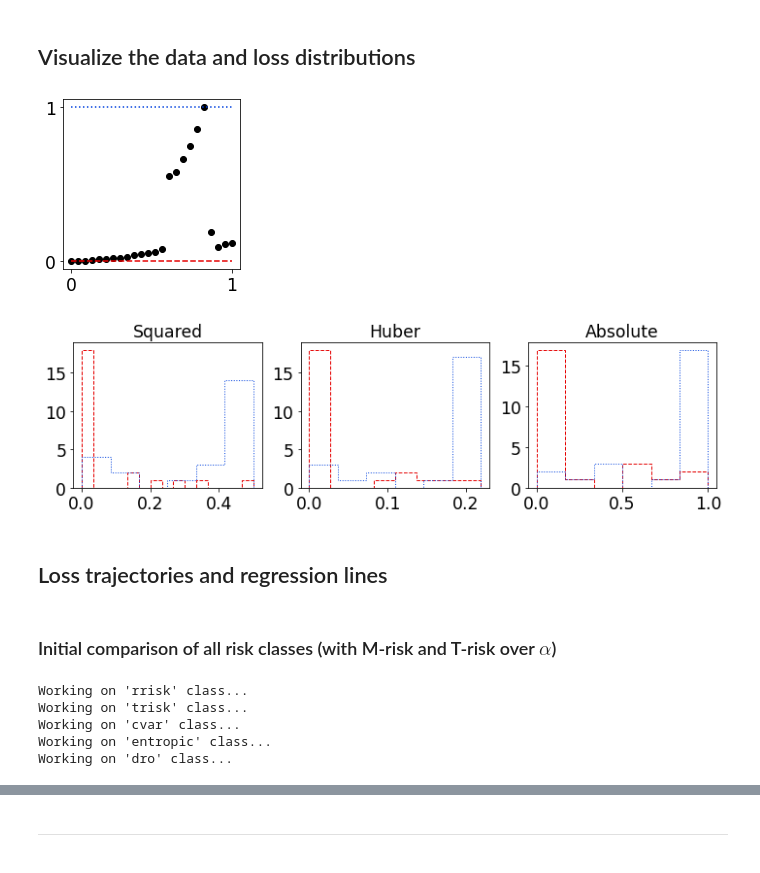
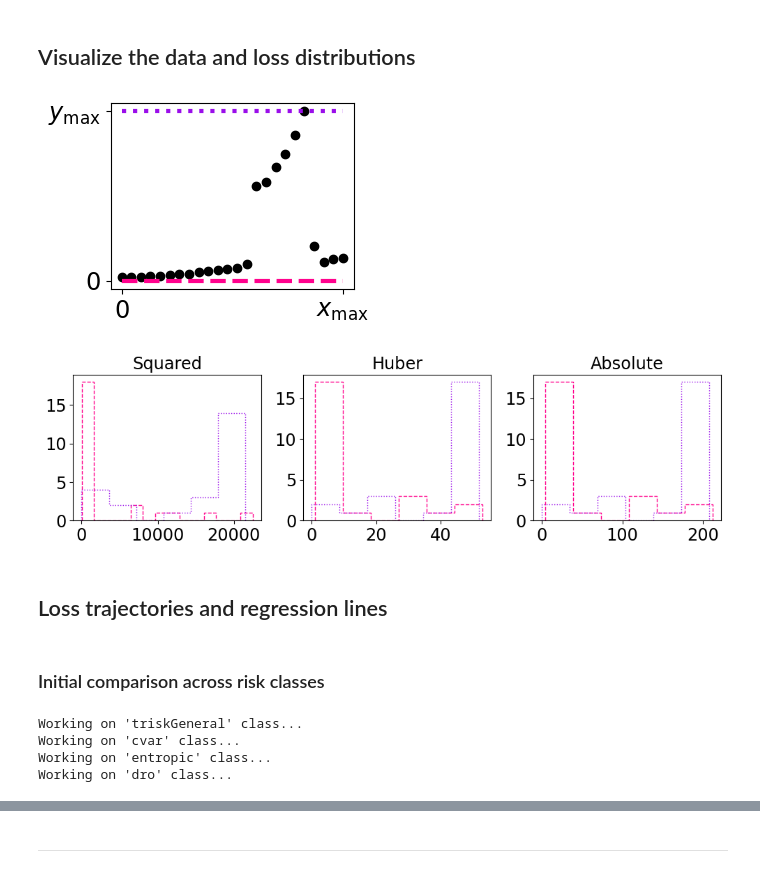
Before and after one commit to feedbackward/bdd, a Jupyter notebook: bdd/outliers_1D_reg.ipynb, the cells around one changed output, grey strips where cells are left out. Cells and saved outputs as stored; diff of their text form; code cells hidden in the pictures.

```diff
--- a/bdd/outliers_1D_reg.ipynb
+++ b/bdd/outliers_1D_reg.ipynb
@@ -51,16 +50,21 @@ dataset_dict = {
                "ylabel": "Phone calls",
                "do_normalize": True,
                "do_shuffle": False,
-               "feature_idx": None}
+               "feature_idx": None},
+    "phonesHighLev": {"xlabel": "Year",
+                      "ylabel": "Phone calls (modified)",
+                      "do_normalize": True,
+                      "do_shuffle": False,
+                      "feature_idx": None}
 }
 # %%
 ## Choose and load a dataset.
-dataset = "phones"
+dataset = "phones" # from ["phones", "phonesHighLev"]
 dataset_kwargs = dataset_dict[dataset]
 
 rg = np.random.default_rng()
 (X_train, y_train, X_val, y_val,
- X_test, y_test, ds_paras) = get_data(dataset=dataset, rg=rg,
+ X_test, y_test, ds_paras) = get_data(dataset="phones", rg=rg,
                                       do_normalize=dataset_kwargs["do_normalize"],
                                       do_shuffle=dataset_kwargs["do_shuffle"])
 X = (np.vstack([X_train, X_val, X_test]))
@@ -68,6 +72,9 @@ if dataset_kwargs["feature_idx"] is not None:
     X = X[:,dataset_kwargs["feature_idx"]].reshape(len(X),1)
 X_padded = np.hstack([X, np.ones(X.shape, dtype=X.dtype)])
 y = np.vstack([y_train, y_val, y_test])
-y = (y - y.min()) / (y.max() - y.min()) # normalizing the outputs.
+#y = (y - y.min()) / (y.max() - y.min()) # normalizing the outputs.
+if dataset == "phonesHighLev":
+    X[-6] *= 5 # make a high-leverage point.
+    y[-6] *= 5 # make the high-leverage point also an outlier.
 # %% [output]
 /home/mjh/Dropbox/research/code/dev/mml-dev/mml/data/phones/phones.h5 (File) 'phones: Full dataset'
@@ -90,7 +97,7 @@ X_test: <class 'numpy.ndarray'> y_test: <class 'numpy.ndarray'>
 # %%
 ## Two distinct initial points.
 w_init_down = np.array([0.0,0.0])
-w_init_up = np.array([0.0,1.0])
+w_init_up = np.array([0.0,np.max(y)])
 w_inits = {"down": w_init_down, "up": w_init_up}
 # %% [markdown]
 ## Visualize the data and loss distributions
@@ -120,58 +127,56 @@ losses_up = [loss_quad(model=model_up, X=X_padded, y=y),
              loss_abs(model=model_up, X=X_padded, y=y)]
 # %%
 ## First plot the data, and a pair of natural initial values.
-fig, ax = subplots(1, 1, figsize=(3,3))
-x_values = np.linspace(0, 1, 100)
+fig, ax = subplots(1, 1, figsize=(3.5,2.5))
 x_data = X.reshape(-1)
 y_data = y.reshape(-1)
+x_values = np.linspace(0, np.max(x_data), 100)
 ax.scatter(x_data, y_data, color="xkcd:black")
-ax.plot(x_values, x_values*regline_down[0] + regline_down[1], ls="dashed", color="xkcd:red")
-ax.plot(x_values, x_values*regline_up[0] + regline_up[1], ls="dotted", color="xkcd:blue")
+ax.plot(x_values, x_values*regline_down[0] + regline_down[1], linewidth=3.0, color="xkcd:hot pink", ls="dashed")
+ax.plot(x_values, x_values*regline_up[0] + regline_up[1], linewidth=3.0, color="xkcd:violet", ls="dotted")
 ax.tick_params(labelsize=my_fontsize)
-ticks = [0.0, 1.0]
-tick_labels = ["0", "1"]
-ax.set_xticks(ticks)
-ax.set_xticklabels(tick_labels)
-ax.set_yticks(ticks)
-ax.set_yticklabels(tick_labels)
+ax.set_xticks([0.0, np.max(x_data)])
+ax.set_xticklabels(["0", r"$x_{\max}$"])
+ax.set_yticks([0.0, np.max(y_data)])
+ax.set_yticklabels(["0", r"$y_{\max}$"])
 fname = path.join(img_dir, "outliers_{}_badinits.{}".format(dataset, my_ext))
 tight_layout()
 savefig(fname=fname)
 show()
 
 ## Next, plot the relevant loss distributions.
 fig, (ax1, ax2, ax3) = subplots(1, 3, figsize=(10,3), sharey=False)
 ax1.hist(losses_down[0],
-         bins="auto", color="xkcd:red", ls="dashed", histtype="step",
+         bins="auto", color="xkcd:hot pink", ls="dashed", histtype="step",
          fill=False, hatch=None, orientation="vertical", density=False)
 ax1.hist(losses_up[0],
-         bins="auto", color="xkcd:blue", ls="dotted", histtype="step",
+         bins="auto", color="xkcd:violet", ls="dotted", histtype="step",
          fill=False, hatch=None, orientation="vertical", density=False)
 ax1.set_title("Squared", size=my_fontsize)
 ax1.tick_params(labelsize=my_fontsize)
 ax2.hist(losses_down[1],
-         bins="auto", color="xkcd:red", ls="dashed", histtype="step",
+         bins="auto", color="xkcd:hot pink", ls="dashed", histtype="step",
          fill=False, hatch=None, orientation="vertical", density=False)
 ax2.hist(losses_up[1],
-         bins="auto", color="xkcd:blue", ls="dotted", histtype="step",
+         bins="auto", color="xkcd:violet", ls="dotted", histtype="step",
          fill=False, hatch=None, orientation="vertical", density=False)
 ax2.set_title("Huber", size=my_fontsize)
 ax2.tick_params(labelsize=my_fontsize)
 ax3.hist(losses_down[2],
-         bins="auto", color="xkcd:red", ls="dashed", histtype="step",
+         bins="auto", color="xkcd:hot pink", ls="dashed", histtype="step",
          fill=False, hatch=None, orientation="vertical", density=False)
 ax3.hist(losses_up[2],
-         bins="auto", color="xkcd:blue", ls="dotted", histtype="step",
+         bins="auto", color="xkcd:violet", ls="dotted", histtype="step",
          fill=False, hatch=None, orientation="vertical", density=False)
 ax3.set_title("Absolute", size=my_fontsize)
 ax3.tick_params(labelsize=my_fontsize)
 fname = path.join(img_dir, "outliers_{}_lossdists.{}".format(dataset, my_ext))
 tight_layout()
 savefig(fname=fname)
 show()
 # %% [output]
-[figure, old version]
+[figure, new version]
-[figure, old version]
+[figure, new version]
 # %% [markdown]
 ## Loss trajectories and regression lines
 # %%
@@ -248,6 +278,6 @@ def get_algo(risk_name, model, loss, **kwargs):
     else:
         raise ValueError("Please pass a proper risk class name.")
 # %% [markdown]
-### Initial comparison of all risk classes (with M-risk and T-risk over $\alpha$)
+### Initial comparison across risk classes
 # %%
 ## Setup of risk hyperparameters.
@@ -302,11 +338,19 @@ for risk in todo_risks:
     ## Loop over the individual risks.
     for riskpara in riskparas:
 
+        ## Get the relevant model.
+        model = get_model(risk_name=risk, rg=rg, **model_kwargs)
+
         ## Set remaining parameter to be passed.
         aux_paras[pname] = riskpara
+        if risk == "triskGeneral":
+            aux_paras["sigma"] = np.median(loss_base(model=model, X=X_padded, y=y))
+            aux_paras["theta_fixed"] = np.median(loss_base(model=model, X=X_padded, y=y))
 
-        ## Get the relevant model, loss, and algo we need.
-        model = get_model(risk_name=risk, rg=rg, **model_kwargs)
+        if risk == "triskCustom":
+            aux_paras["sigma"] = np.median(loss_base(model=model, X=X_padded, y=y))
+
+        ## Get the relevant loss and algo we need.
         loss = get_loss(risk_name=risk, loss_base=loss_base, **aux_paras)
         algo = get_algo(risk_name=risk, model=model, loss=loss, **aux_paras, **algo_kwargs)
 
@@ -315,16 +359,18 @@ for risk in todo_risks:
         losses_obj = []
         for step in range(num_steps):
             algo.update(X=X_padded, y=y)
-            losses_base += [np.mean(loss(model=model, X=X_padded, y=y))]
-            losses_obj += [np.mean(loss_base(model=model, X=X_padded, y=y))]
+            losses_base += [np.mean(loss_base(model=model, X=X_padded, y=y))]
+            if risk in ["dro", "entropic"]:
+                losses_obj += [loss.orig(model=model, X=X_padded, y=y)]
+            else:
+                losses_obj += [np.mean(loss(model=model, X=X_padded, y=y))]
 
         ## Having finished the learning loop, store information of interest.
         storage_base[risk][riskpara] = np.array(losses_base)
         storage_obj[risk][riskpara] = np.array(losses_obj)
         storage_regline[risk][riskpara] = (model.paras["w"][0].item(), model.paras["w"][1].item())
 # %% [output]
-Working on 'rrisk' class...
-Working on 'trisk' class...
+Working on 'triskGeneral' class...
 Working on 'cvar' class...
 Working on 'entropic' class...
 Working on 'dro' class...
```
Also changed, not shown: parts of 23 cells of this notebook, 28 other files.
